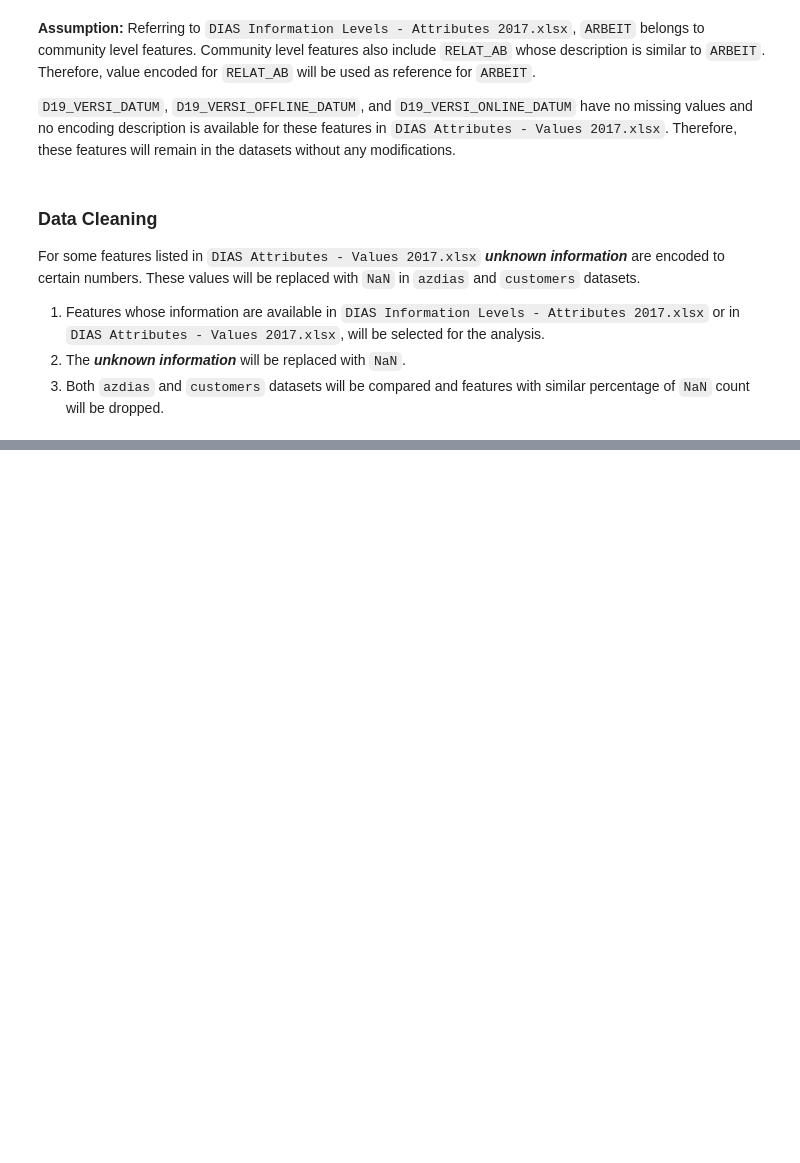
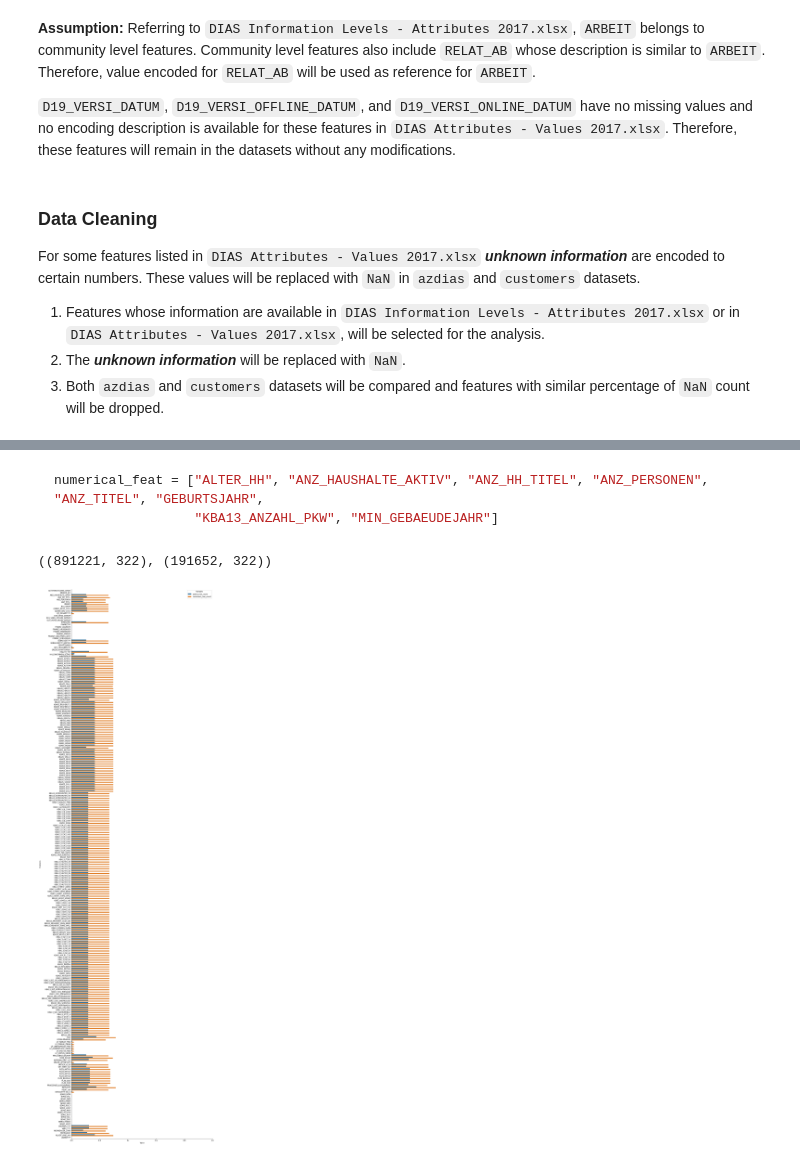
Before and after one commit to rezaabdullah/data_science_portfolio, a Jupyter notebook: capstone/Arvato_Project_Workbook_Draft.ipynb, the cells around one changed output, grey strips where cells are left out. Drawn from its saved outputs; the diff is of its cells as text; code cells hidden in the pictures; blank space fills up the shorter version.

Commit message:
feat: Added data cleaning process

````diff
--- a/capstone/Arvato_Project_Workbook_Draft.ipynb
+++ b/capstone/Arvato_Project_Workbook_Draft.ipynb
@@ -332,3 +319,35 @@ Wall time: 31.6 s
 | 3 | 1.0 | 4.0 | 8.0 | 1.0 | 0.0 | NaN | 0.0 | ... |
 | 4 | NaN | 3.0 | 20.0 | 1.0 | 7.0 | 0.0 | 4.0 | ... |
 5 rows × 322 columns
+# %%
+# Replace zeros in GEBURTSJAHR with NaN
+azdias["GEBURTSJAHR"].replace(0, np.nan, inplace=True)
+# %% [markdown]
+```python
+numerical_feat = ["ALTER_HH", "ANZ_HAUSHALTE_AKTIV", "ANZ_HH_TITEL", "ANZ_PERSONEN", "ANZ_TITEL", "GEBURTSJAHR",
+                  "KBA13_ANZAHL_PKW", "MIN_GEBAEUDEJAHR"]
+```
+# %%
+azdias.shape, customers.shape
+# %% [output]
+((891221, 322), (191652, 322))
+# %%
+# Find NaN count for each features in azdias and customers dataset
+# Drop features where NaN count for each features in both dataset are greater than 0.2 (20%)
+feature_nan_count = pd.DataFrame({
+                                'azdias_nan_count': [round(azdias[x].isnull().sum()/azdias[x].shape[0], 3) for x in azdias.columns],
+                                'customers_nan_count': [round(customers[x].isnull().sum()/customers[x].shape[0], 3) for x in customers.columns]
+                    }, index = azdias.columns)
+feature_nan_count = feature_nan_count.loc[(feature_nan_count.azdias_nan_count <= 0.2) |
+                                                 (feature_nan_count.customers_nan_count <= 0.2)]
+
+# Plot bar chart to see the distribution of each feature in azdias and customers dataset
+feature_nan_count = feature_nan_count.rename_axis("features").reset_index()
+feature_nan_count_plot = feature_nan_count.melt(id_vars='features').rename(columns=str.title)
+fig, ax1 = plt.subplots(figsize=(15, 60))
+ax1.set(xlim=(0, 1))
+sns.barplot(x='Value', y='Features', hue='Variable', data=feature_nan_count_plot, ax=ax1)
+sns.despine(fig)
+plt.savefig("feature_nan_count.png")
+# %% [output]
+[figure, added]
````
Also changed, not shown: parts of 14 cells of this notebook.
